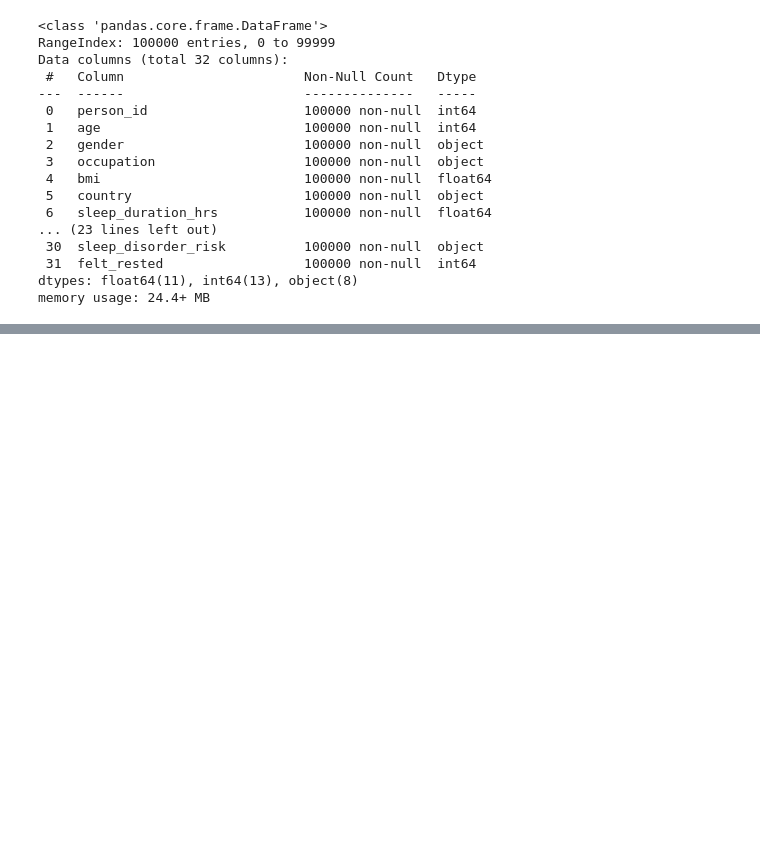
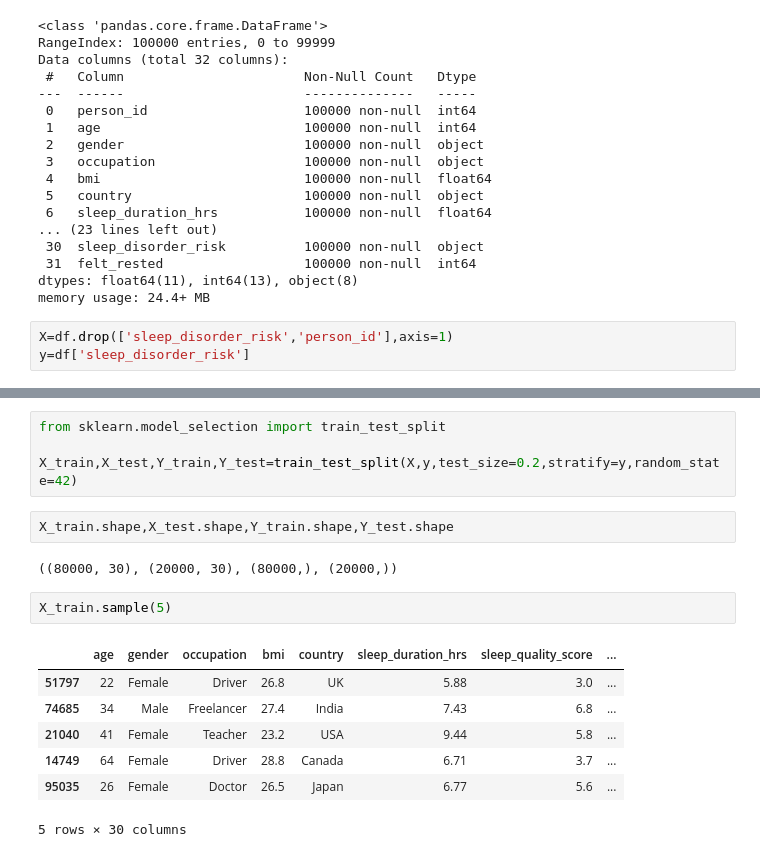
Before and after one commit to Samriddhacoderho/Sleep-Health-Daily-Performance, a Jupyter notebook: sleep_health_dataset.ipynb, the cells around one changed output, grey strips where cells are left out. Drawn from its saved outputs; the diff is of its cells as text; blank space fills up the shorter version.

```diff
--- a/sleep_health_dataset.ipynb
+++ b/sleep_health_dataset.ipynb
@@ -84,3 +84,6 @@ Data columns (total 32 columns):
  31  felt_rested                  100000 non-null  int64
 dtypes: float64(11), int64(13), object(8)
 memory usage: 24.4+ MB
+# %%
+X=df.drop(['sleep_disorder_risk','person_id'],axis=1)
+y=df['sleep_disorder_risk']
@@ -86,0 +110,18 @@ memory usage: 24.4+ MB
+# %%
+from sklearn.model_selection import train_test_split
+
+X_train,X_test,Y_train,Y_test=train_test_split(X,y,test_size=0.2,stratify=y,random_state=42)
+# %%
+X_train.shape,X_test.shape,Y_train.shape,Y_test.shape
+# %% [output]
+((80000, 30), (20000, 30), (80000,), (20000,))
+# %%
+X_train.sample(5)
+# %% [output]
+|  | age | gender | occupation | bmi | country | sleep_duration_hrs | sleep_quality_score | ... |
+| 51797 | 22 | Female | Driver | 26.8 | UK | 5.88 | 3.0 | ... |
+| 74685 | 34 | Male | Freelancer | 27.4 | India | 7.43 | 6.8 | ... |
+| 21040 | 41 | Female | Teacher | 23.2 | USA | 9.44 | 5.8 | ... |
+| 14749 | 64 | Female | Driver | 28.8 | Canada | 6.71 | 3.7 | ... |
+| 95035 | 26 | Female | Doctor | 26.5 | Japan | 6.77 | 5.6 | ... |
+5 rows × 30 columns
```
Also changed, not shown: parts of 5 cells of this notebook.
